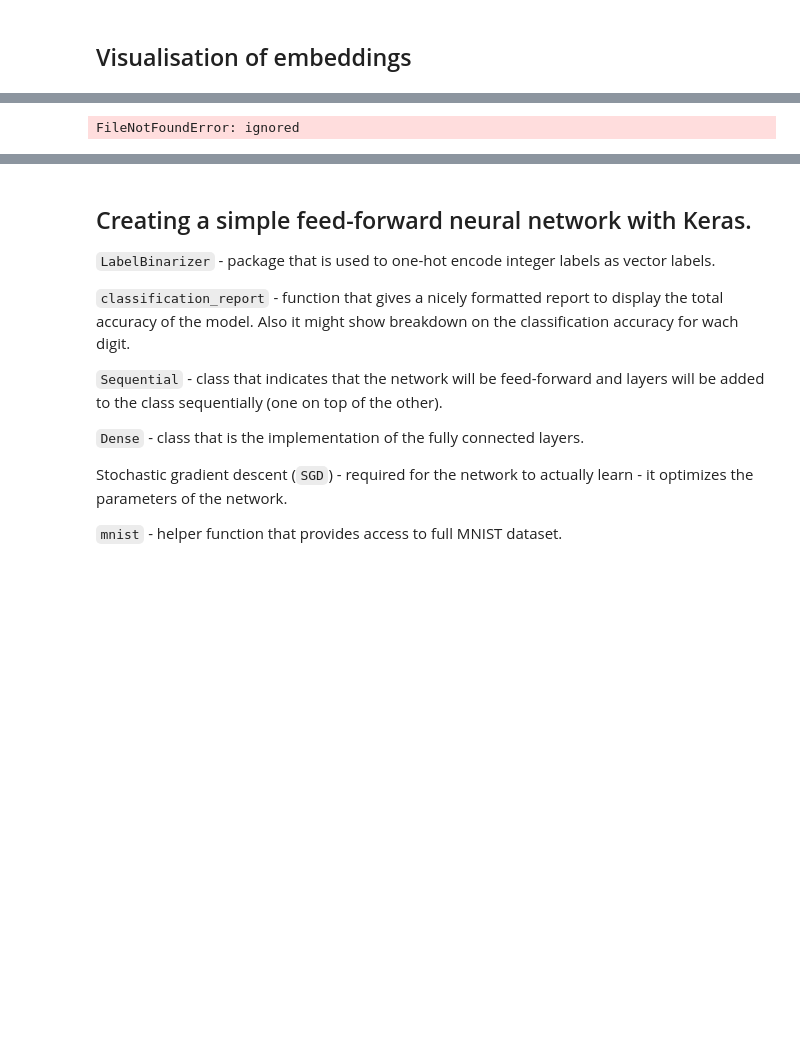
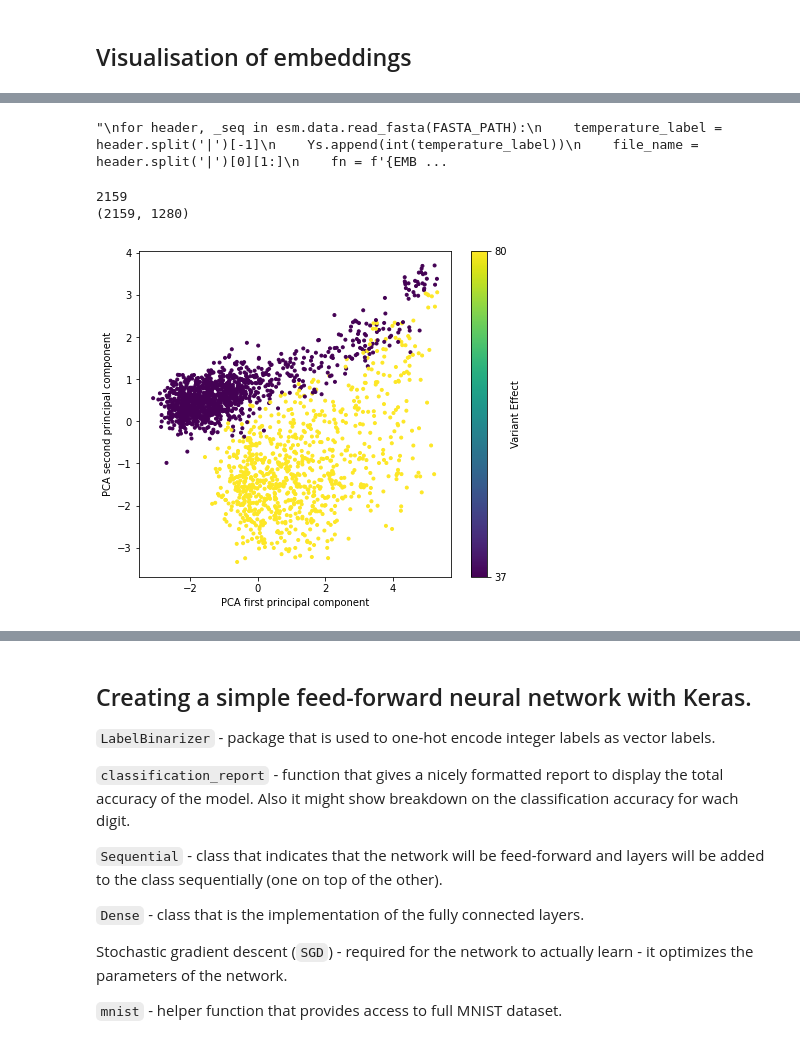
Before and after one commit to ievapudz/Course_Work, a Jupyter notebook: classificator.ipynb, the cells around one changed output, grey strips where cells are left out. Cells and saved outputs as stored; diff of their text form; code cells hidden in the pictures; blank space fills up the shorter version.

Commit message:
Added plotting of embeddings with MatPlotLib and PyMDE.

```diff
--- a/classificator.ipynb
+++ b/classificator.ipynb
@@ -269,20 +255,45 @@ tar: Error is not recoverable: exiting now
 import esm
 import torch
 
-FASTA_PATH = "data/FASTA/filtered_validation_sequences.fasta" # Path to FASTA files
-EMB_PATH = "content/validation_sequences" # Path to directory of embeddings for FASTA files
+#FASTA_PATH = ["data/FASTA/filtered_validation_sequences.fasta", "data/FASTA/filtered_testing_sequences.fasta"]
+#EMB_PATH = ["/content/drive/MyDrive/validation_sequences", "/content/drive/MyDrive/testing_sequences"] # Path to directory of embeddings for FASTA files
 EMB_LAYER = 33
 
 Ys = []
 Xs = []
-for header, _seq in esm.data.read_fasta(FASTA_PATH):
-    #scaled_effect = header.split('|')[-1]
-    #Ys.append(float(scaled_effect))
-    fn = f'{EMB_PATH}/{header[1:]}.pt'
-    embs = torch.load(fn)
-    Xs.append(embs['mean_representations'][EMB_LAYER])
+
+keys = ['validate', 'test']
+
+for key in keys:
+    FASTA_PATH = data_filtered[key]['FASTA_prefix']+'sequences.fasta'
+    EMB_PATH = data_filtered[key]['embeddings']
+    for header, _seq in esm.data.read_fasta(FASTA_PATH):
+        temperature_label = header.split('|')[-1]
+        Ys.append(int(temperature_label))
+        file_name = header.split('|')[0][1:]
+        fn = f'{EMB_PATH}/{file_name}.pt'
+        embs = torch.load(fn)
+        Xs.append(embs['mean_representations'][EMB_LAYER])
+
 Xs = torch.stack(Xs, dim=0).numpy()
-print(len(Ys))
-print(Xs.shape)
 # %% [output]
-FileNotFoundError: ignored
+"\nfor header, _seq in esm.data.read_fasta(FASTA_PATH):\n    temperature_label = header.split('|')[-1]\n    Ys.append(int(temperature_label))\n    file_name = header.split('|')[0][1:]\n    fn = f'{EMB ...
+# %%
+print(len(Ys))
+print(Xs.shape)
+# %% [output]
+2159
+(2159, 1280)
+# %%
+pca = PCA(60)
+Xs_train_pca = pca.fit_transform(Xs)
+# %%
+fig_dims = (7, 6)
+fig, ax = plt.subplots(figsize=fig_dims)
+sc = ax.scatter(Xs_train_pca[:,0], Xs_train_pca[:,1], c=Ys, marker='.')
+ax.set_xlabel('PCA first principal component')
+ax.set_ylabel('PCA second principal component')
+plt.colorbar(sc, label='Variant Effect', ticks=numpy.linspace(37, 80, 2))
+plt.savefig('validation_and_testing_sequences_visualisation_matplotlib.png')
+# %% [output]
+[figure, added]
```
Also changed, not shown: parts of 14 cells of this notebook.
